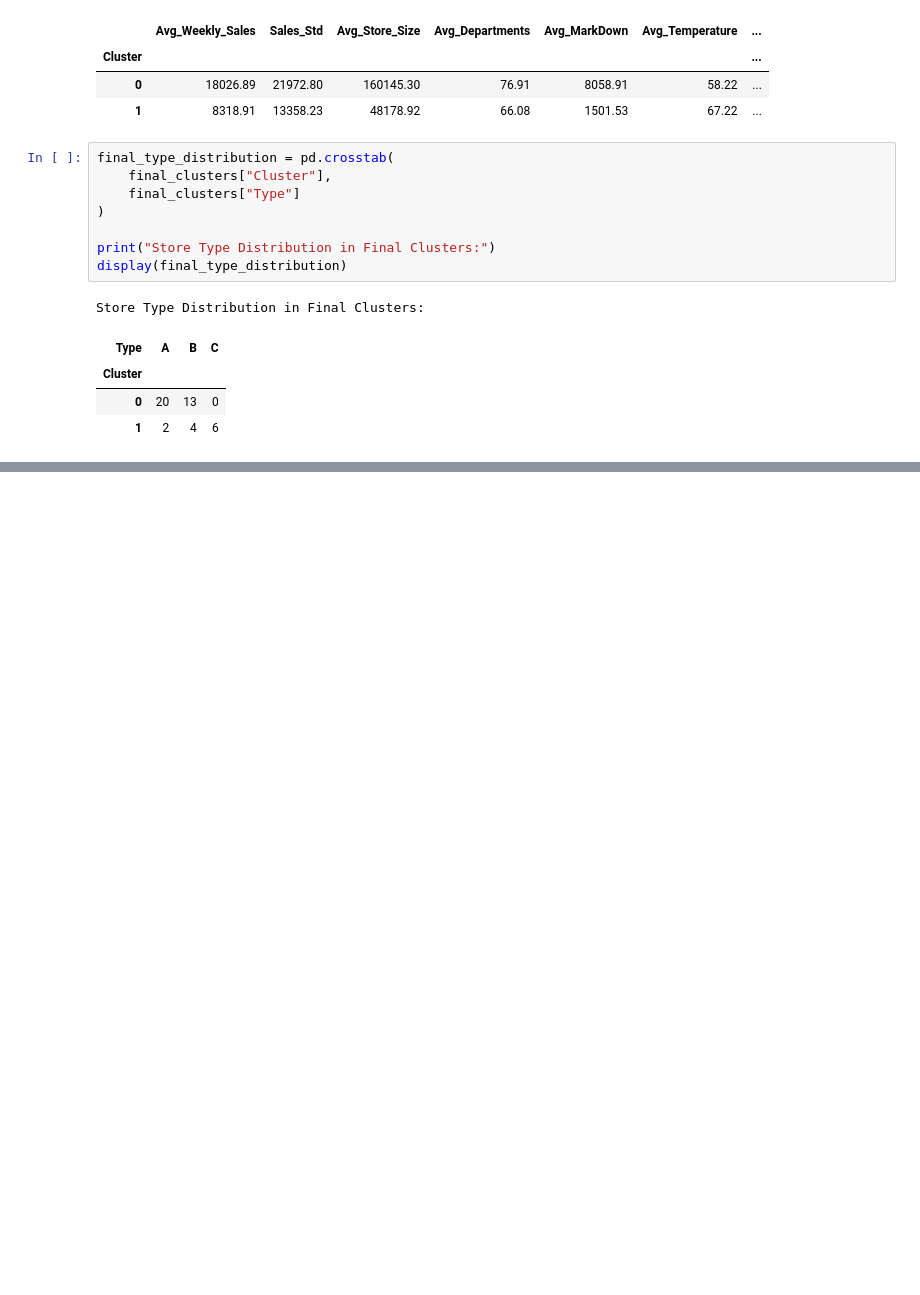
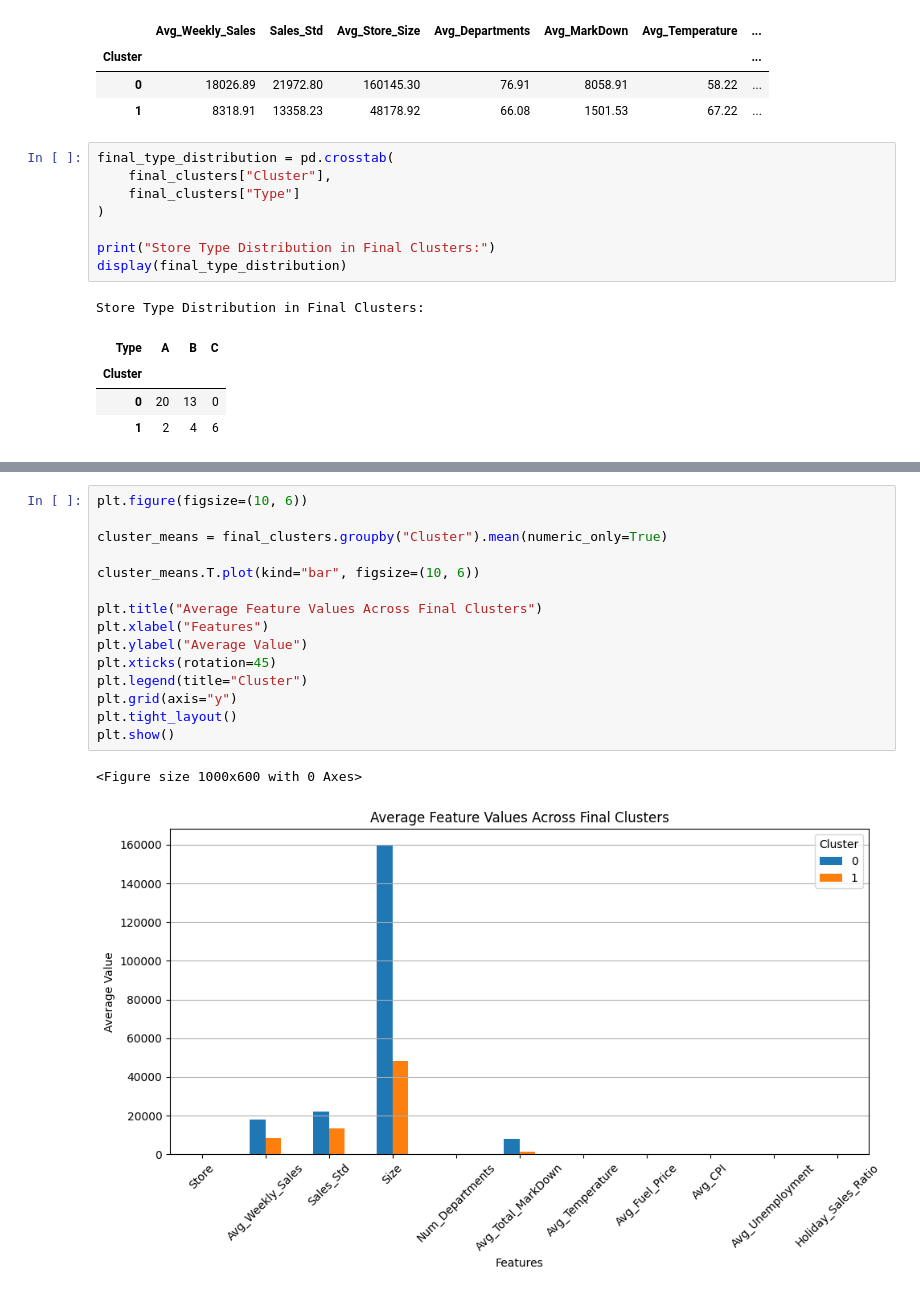
Before and after one commit to TanyaTejaswi/Walmart-Store-Clustering, a Jupyter notebook: Walmart_Store_Clustering.ipynb, the cells around one changed output, grey strips where cells are left out. Drawn from its saved outputs; the diff is of its cells as text; blank space fills up the shorter version.

```diff
--- a/Walmart_Store_Clustering.ipynb
+++ b/Walmart_Store_Clustering.ipynb
@@ -719,0 +739,18 @@ Store Type Distribution in Final Clusters:
+# %%
+plt.figure(figsize=(10, 6))
+
+cluster_means = final_clusters.groupby("Cluster").mean(numeric_only=True)
+
+cluster_means.T.plot(kind="bar", figsize=(10, 6))
+
+plt.title("Average Feature Values Across Final Clusters")
+plt.xlabel("Features")
+plt.ylabel("Average Value")
+plt.xticks(rotation=45)
+plt.legend(title="Cluster")
+plt.grid(axis="y")
+plt.tight_layout()
+plt.show()
+# %% [output]
+<Figure size 1000x600 with 0 Axes>
+[figure, added]
```
Also changed, not shown: parts of 10 cells of this notebook.
